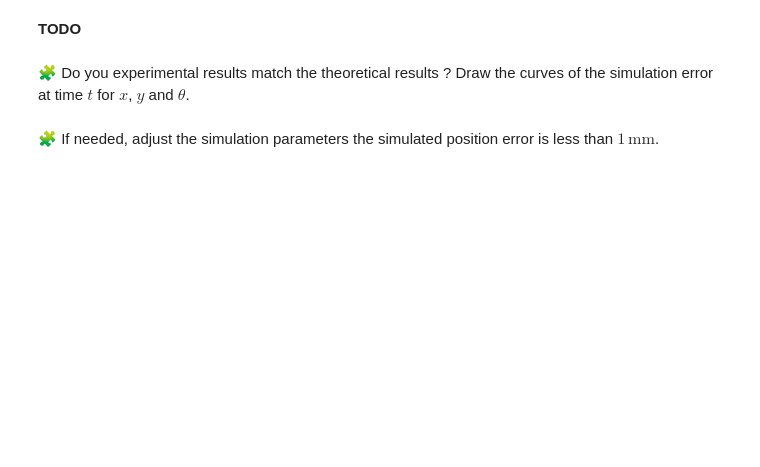
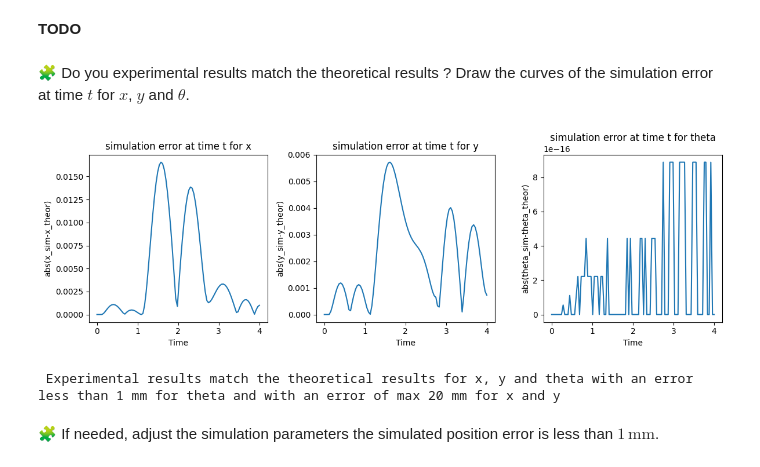
Before and after one commit to idalioua/control-engineering-with-python-project-2023-2024, a Jupyter notebook: Project-part-1.ipynb, the cells around one changed output. Cells and saved outputs as stored; diff of their text form; code cells hidden in the pictures; blank space fills up the shorter version.

Commit message:
kinematics, vector field and simulation

```diff
--- a/Project-part-1.ipynb
+++ b/Project-part-1.ipynb
@@ -171,2 +257,37 @@ pass
+# %%
+omega_l = (1 - l/4) * np.pi / r
+omega_r = (1 + l/4) * np.pi / r
+theta=(r/l)*(omega_r-omega_l)*t_dense
+x=(l/2)*((omega_l+omega_r)/(omega_r-omega_l))*sin(theta)
+y=(l/2)*((omega_l+omega_r)/(omega_r-omega_l))*(1-cos(theta))
+import matplotlib.pyplot as plt
+
+# Plot the positions
+plt.figure(figsize=(12, 4))
+
+plt.subplot(1, 3, 1)
+plt.plot(t_dense, abs(x_dense-x))
+plt.xlabel('Time')
+plt.ylabel('abs(x_sim-x_theor)')
+plt.title('simulation error at time t for x')
+
+plt.subplot(1, 3, 2)
+plt.plot(t_dense, abs(y_dense-y))
+plt.xlabel('Time')
+plt.ylabel('abs(y_sim-y_theor)')
+plt.title('simulation error at time t for y')
+
+plt.subplot(1, 3, 3)
+plt.plot(t_dense, abs(theta_dense-theta))
+plt.xlabel('Time')
+plt.ylabel('abs(theta_sim-theta_theor)')
+plt.title('simulation error at time t for theta')
+
+plt.tight_layout()
+plt.show()
+print("\n Experimental results match the theoretical results for x, y and theta with an error less than 1 mm for theta and with an error of max 20 mm for x and y")
+# %% [output]
+[figure, added]
+ Experimental results match the theoretical results for x, y and theta with an error less than 1 mm for theta and with an error of max 20 mm for x and y
 # %% [markdown]
 🧩 If needed, adjust the simulation parameters the simulated position error is less than $1\, \mathrm{ mm}$.
```
Also changed, not shown: parts of 17 cells of this notebook.
